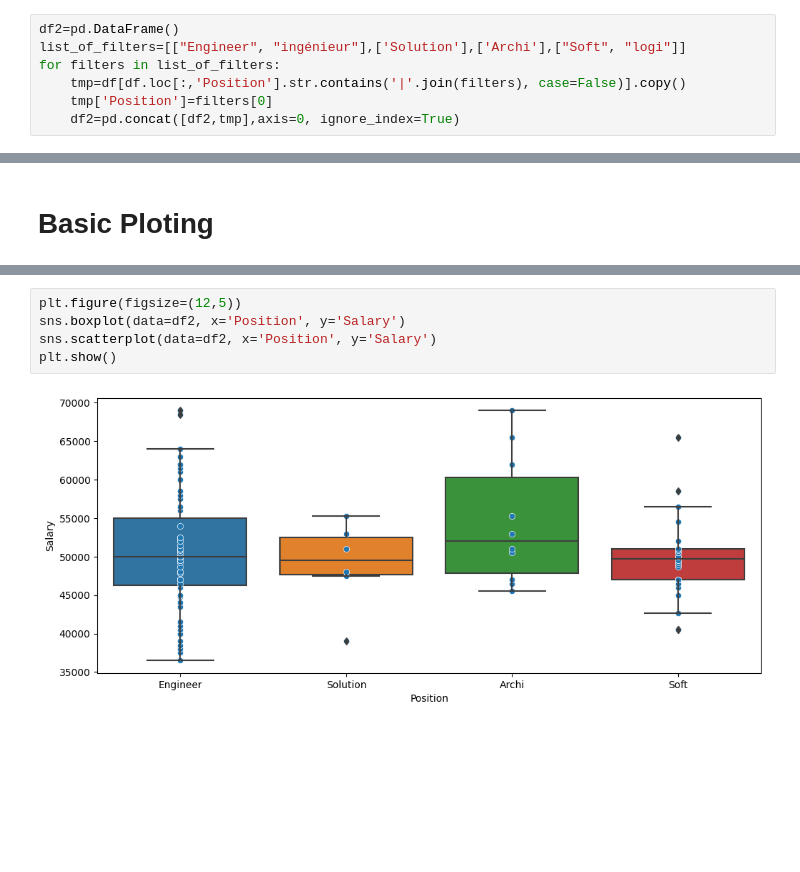
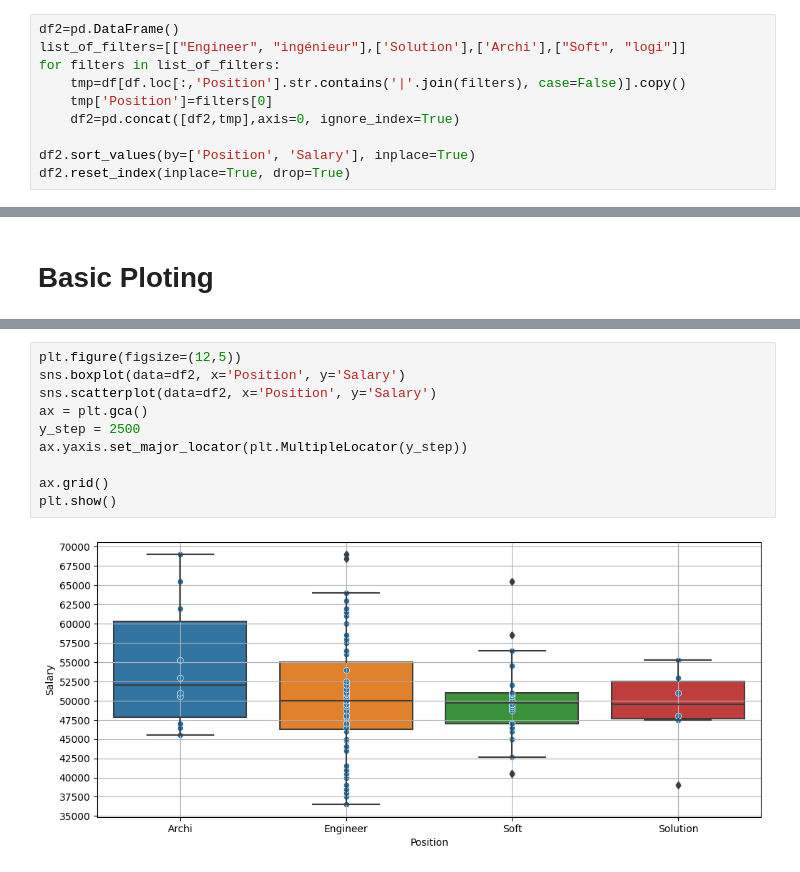
Before and after one commit to Jinkxt/ScrappingGlassdoor, a Jupyter notebook: 1- Cleanup.ipynb, the cells around one changed output, grey strips where cells are left out. Saved outputs shown, nothing was run; the diff lists cells and outputs as text; blank space fills up the shorter version.

```diff
--- a/1- Cleanup.ipynb
+++ b/1- Cleanup.ipynb
@@ -117,6 +117,9 @@ for filters in list_of_filters:
     tmp=df[df.loc[:,'Position'].str.contains('|'.join(filters), case=False)].copy()
     tmp['Position']=filters[0]
     df2=pd.concat([df2,tmp],axis=0, ignore_index=True)
+
+df2.sort_values(by=['Position', 'Salary'], inplace=True)
+df2.reset_index(inplace=True, drop=True)
 # %%
 df2.describe()
 # %% [output]
@@ -164,7 +167,12 @@ plt.show()
 # %%
 plt.figure(figsize=(12,5))
 sns.boxplot(data=df2, x='Position', y='Salary')
 sns.scatterplot(data=df2, x='Position', y='Salary')
+ax = plt.gca()
+y_step = 2500
+ax.yaxis.set_major_locator(plt.MultipleLocator(y_step))
+
+ax.grid()
 plt.show()
 # %% [output]
-[figure, old version]
+[figure, new version]
```
Also changed, not shown: parts of 4 cells of this notebook.
